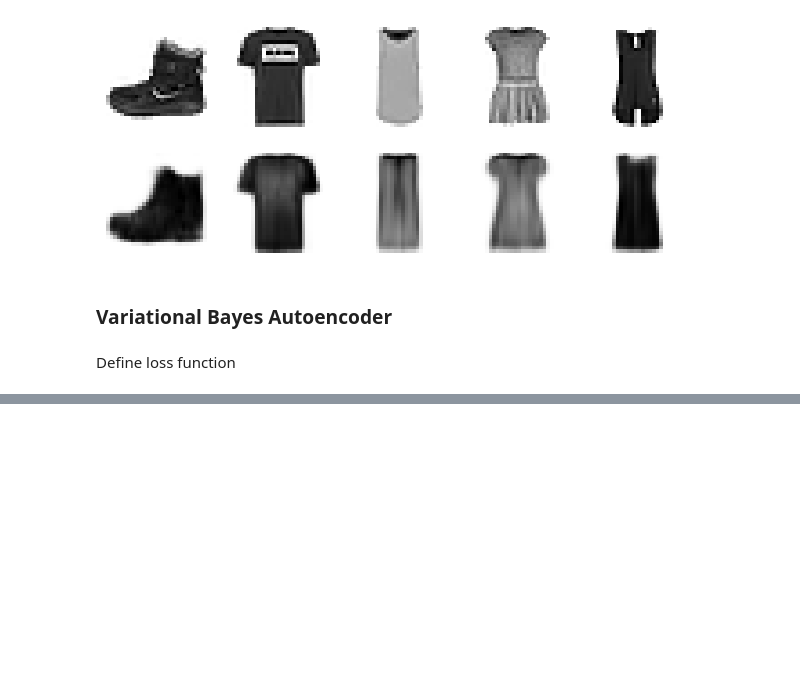
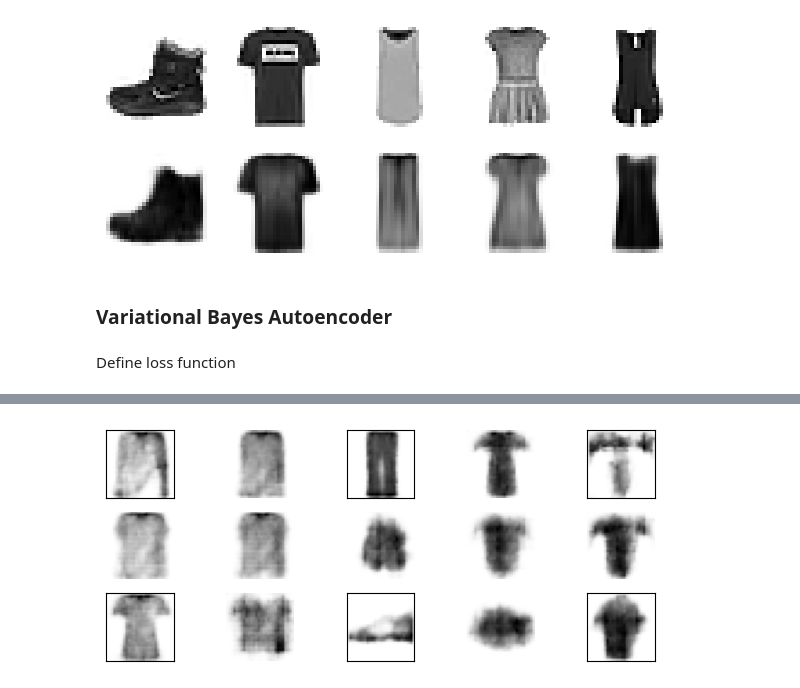
Before and after one commit to quyongkeomut/Hands-On-Machine-Learning-with-Scikit-Learn-Keras-and-TensorFlow---my-practice, a Jupyter notebook: Chapter_17_Self_Supervised_learning_&_GAN.ipynb, the cells around one changed output, grey strips where cells are left out. Cells and saved outputs as stored; diff of their text form; code cells hidden in the pictures; blank space fills up the shorter version.

```diff
--- a/Chapter_17_Self_Supervised_learning_&_GAN.ipynb
+++ b/Chapter_17_Self_Supervised_learning_&_GAN.ipynb
@@ -529,0 +532,6 @@ Epoch 50/50
+# %%
+embeddings = K.random_normal(shape=[6, embedding_size])
+embeddings_grid = K.reshape(embeddings, [1, 2, 3, embedding_size])
+larger_grid = tf.image.resize(embeddings_grid, size=[3, 5])
+interpolated_embeddings = K.reshape(larger_grid, [-1, embedding_size])
+images = variational_decoder(interpolated_embeddings).numpy()
@@ -529,0 +542,12 @@ Epoch 50/50
+# %%
+plt.figure(figsize=(5 * 1.5, 3))
+for image_index in range(15):
+    plt.subplot(3, 5, image_index + 1)
+    if image_index%5%2==0 and image_index//5%2==0:
+        plt.gca().get_xaxis().set_visible(False)
+        plt.gca().get_yaxis().set_visible(False)
+    else:
+        plt.axis("off")
+    plt.imshow(images[image_index]*255, cmap="binary")
+# %% [output]
+[figure, added]
```
Also changed, not shown: parts of 9 cells of this notebook.
